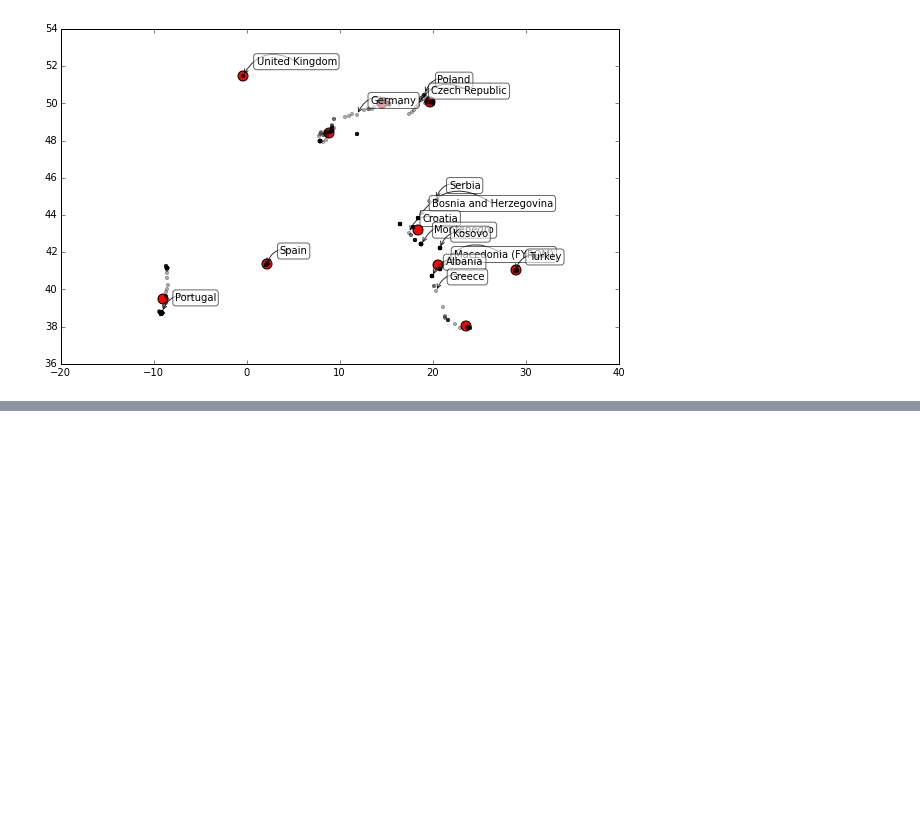
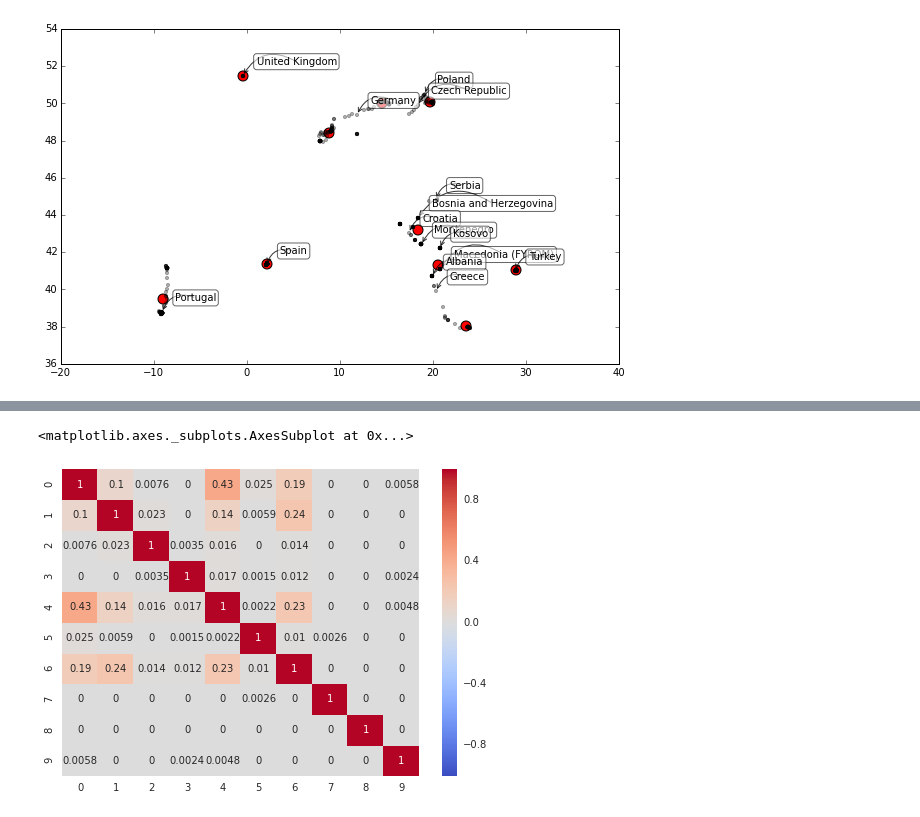
Before and after one commit to bcc2xp/2016NCCU, a Jupyter notebook: 20160330Demo.ipynb, the cells around one changed output, grey strips where cells are left out. Drawn from its saved outputs; the diff is of its cells as text; code cells hidden in the pictures; blank space fills up the shorter version.

```diff
--- a/20160330Demo.ipynb
+++ b/20160330Demo.ipynb
@@ -421,0 +426,5 @@ plt.show()
+# %%
+import jieba.posseg as pseg
+for ele, pos in pseg.cut("我爱北京天安门"):
+    print pos, ele
+print ' '.join([ele for ele, pos in pseg.cut("我爱北京天安门") if pos in ['n', 'ns'] ])
@@ -423,6 +438,7 @@ plt.show()
 from xml.dom import minidom
 from xml.etree import ElementTree
 import jieba
+import jieba.posseg as pseg
 
 with open('1435449602.xml', 'r') as f:
     events=ElementTree.fromstring(f.read())
@@ -436,7 +452,7 @@ for elem in events.findall('./channel/item'):
     pubDate     = elem.find('pubDate').text
     source      = elem.find('source').text
     ary.append(title)
-    corpus.append(' '.join(jieba.cut(description)))
+    corpus.append(' '.join([ele for ele, pos in pseg.cut(description) if pos in ['ns','vn','nr','nt','nz','an','n']] ))
 # %%
 from sklearn.feature_extraction.text import TfidfTransformer
 transformer = TfidfTransformer()
@@ -480,0 +504,6 @@ for idx, l in enumerate(db.labels_):
+# %%
+from sklearn.feature_extraction.text import TfidfTransformer
+transformer = TfidfTransformer()
+X = vectorizer.fit_transform(corpus)
+tfidf = transformer.fit_transform(X)
+weight = tfidf.toarray()
@@ -480,0 +563,3 @@ for idx, l in enumerate(db.labels_):
+# %%
+n_cosine_similarities = linear_kernel(tfidf[0:10], tfidf[0:10])
+print n_cosine_similarities
@@ -480,0 +587,5 @@ for idx, l in enumerate(db.labels_):
+# %%
+sns.heatmap(n_cosine_similarities, annot=True, center=0, cmap='coolwarm')
+# %% [output]
+<matplotlib.axes._subplots.AxesSubplot at 0x...>
+[figure, added]
```
Also changed, not shown: parts of 10 cells of this notebook.
